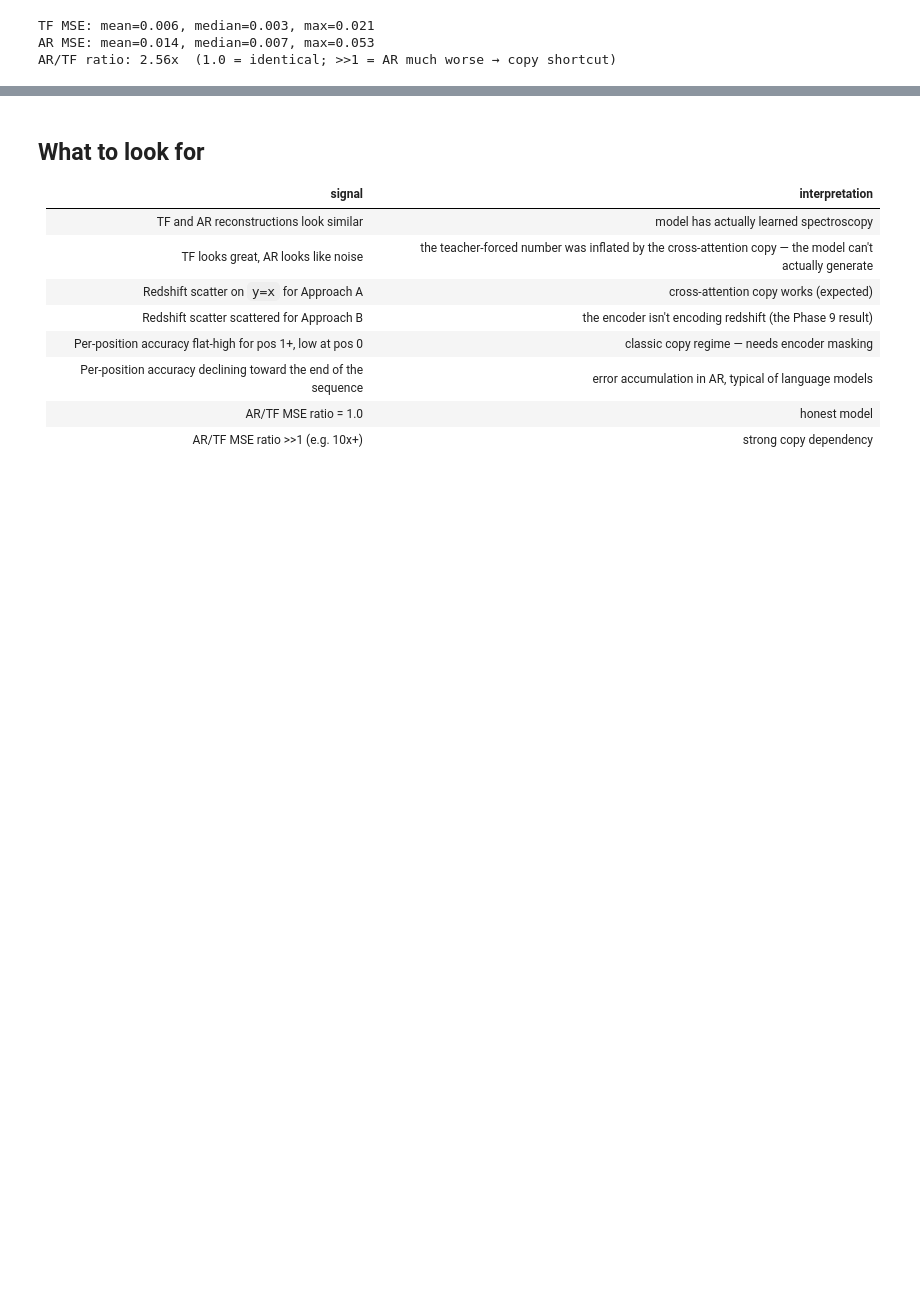
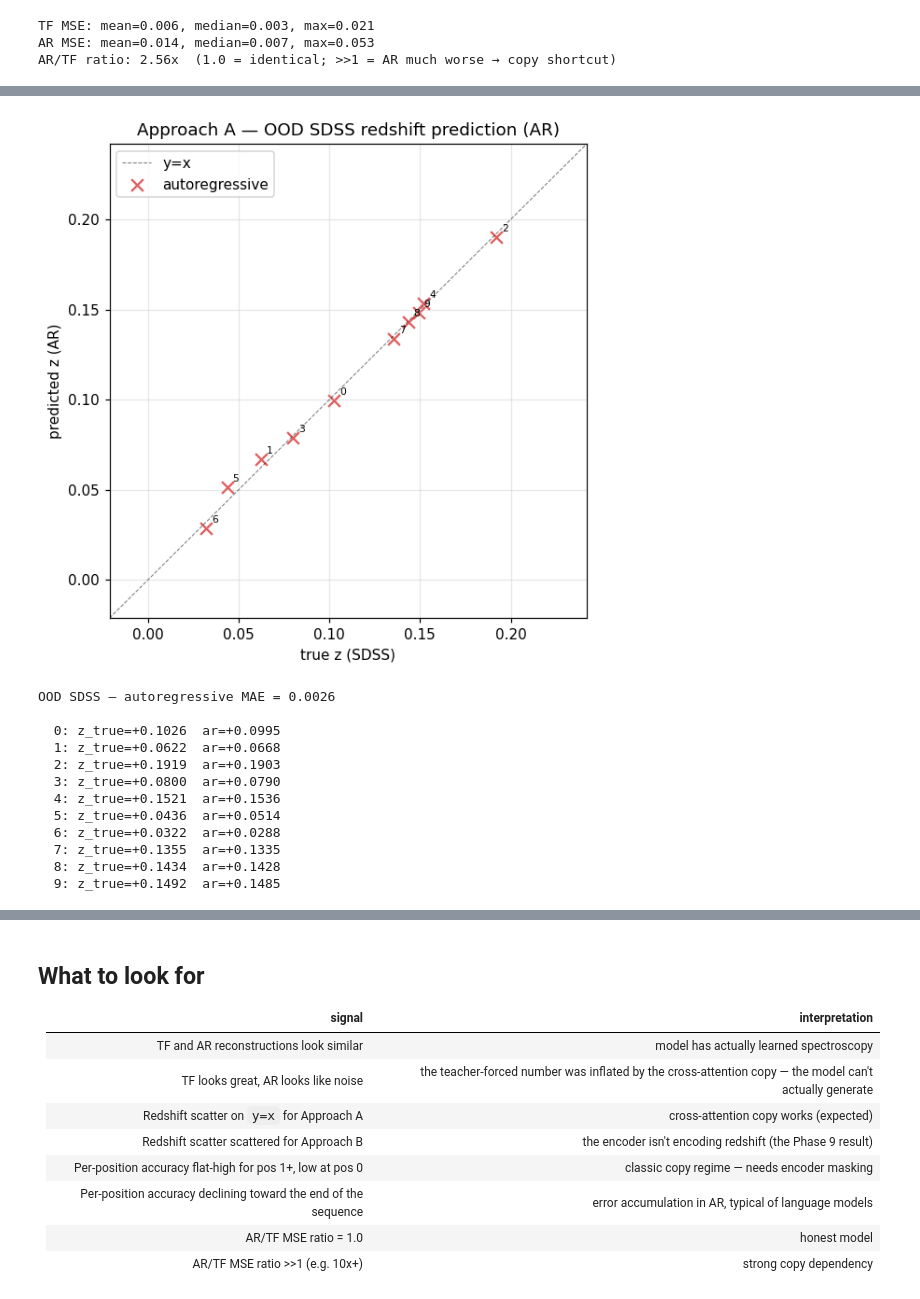
Before and after one commit to Joe2k/Spectrum-FM, a Jupyter notebook: notebooks/07_visualize_predictions.ipynb, the cells around one changed output, grey strips where cells are left out. Drawn from its saved outputs; the diff is of its cells as text; code cells hidden in the pictures; blank space fills up the shorter version.

```diff
--- a/notebooks/07_visualize_predictions.ipynb
+++ b/notebooks/07_visualize_predictions.ipynb
@@ -551,0 +824,42 @@ AR/TF ratio: 2.56x  (1.0 = identical; >>1 = AR much worse → copy shortcut)
+# %%
+ood_z_true = torch.stack([s['z'] for s in ood_specs]).float()
+
+ood_ar_z_token = ood_generated[:, 1].cpu()
+ood_ar_z_idx   = (ood_ar_z_token - REDSHIFT_TOKEN_OFFSET).clamp(0, z_tok.n_levels - 1)
+ood_ar_z_pred  = torch.tensor([z_tok.decode(int(i)) for i in ood_ar_z_idx])
+
+fig, ax = plt.subplots(figsize=(6, 6))
+lim_lo = min(ood_z_true.min().item(), ood_ar_z_pred.min().item()) - 0.05
+lim_hi = max(ood_z_true.max().item(), ood_ar_z_pred.max().item()) + 0.05
+ax.plot([lim_lo, lim_hi], [lim_lo, lim_hi], 'k--', lw=0.7, alpha=0.5, label='y=x')
+ax.scatter(ood_z_true, ood_ar_z_pred, s=70, alpha=0.75, marker='x', label='autoregressive', c='C3')
+for i in range(len(ood_z_true)):
+    ax.annotate(str(i), (ood_z_true[i], ood_ar_z_pred[i]), fontsize=7,
+                xytext=(4, 4), textcoords='offset points')
+ax.set_xlabel('true z (SDSS)')
+ax.set_ylabel('predicted z (AR)')
+ax.set_title(f'Approach {APPROACH.upper()} — OOD SDSS redshift prediction (AR)')
+ax.grid(alpha=0.3)
+ax.legend()
+ax.set_xlim(lim_lo, lim_hi)
+ax.set_ylim(lim_lo, lim_hi)
+plt.show()
+
+print(f'OOD SDSS — autoregressive MAE = {(ood_ar_z_pred - ood_z_true).abs().mean():.4f}')
+print()
+for i in range(len(ood_z_true)):
+    print(f'  {i}: z_true={ood_z_true[i]:+.4f}  ar={ood_ar_z_pred[i]:+.4f}')
+# %% [output]
+[figure, added]
+OOD SDSS — autoregressive MAE = 0.0026
+
+  0: z_true=+0.1026  ar=+0.0995
+  1: z_true=+0.0622  ar=+0.0668
+  2: z_true=+0.1919  ar=+0.1903
+  3: z_true=+0.0800  ar=+0.0790
+  4: z_true=+0.1521  ar=+0.1536
+  5: z_true=+0.0436  ar=+0.0514
+  6: z_true=+0.0322  ar=+0.0288
+  7: z_true=+0.1355  ar=+0.1335
+  8: z_true=+0.1434  ar=+0.1428
+  9: z_true=+0.1492  ar=+0.1485
```
Also changed, not shown: parts of 13 cells of this notebook, 6 other files.
